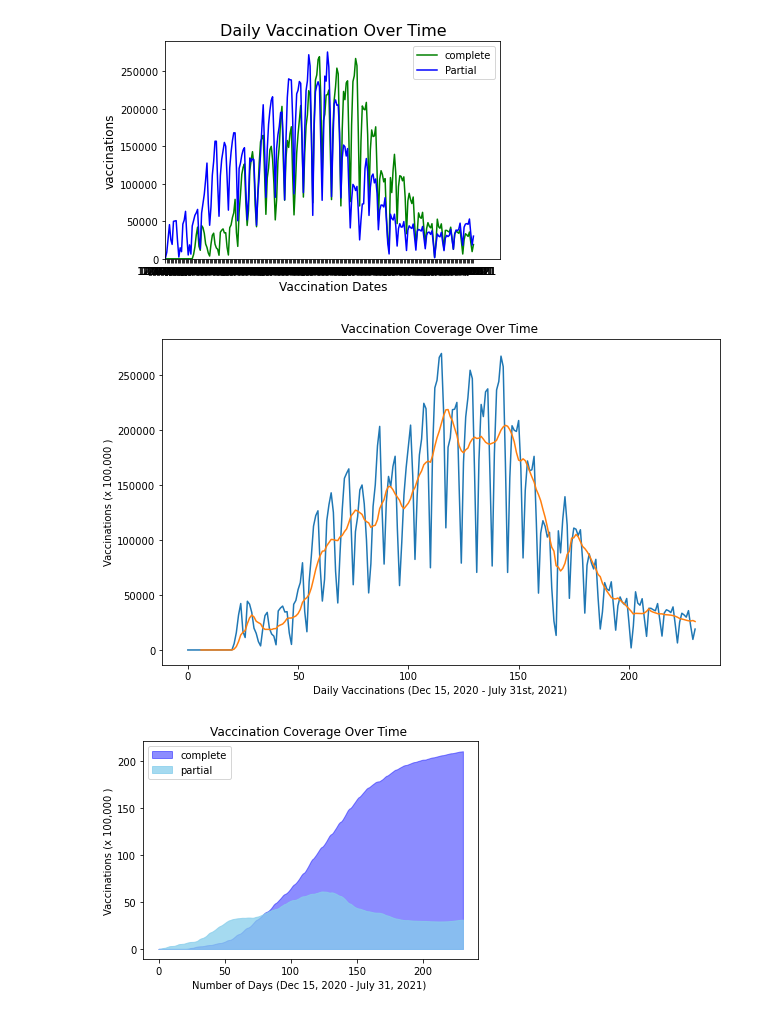
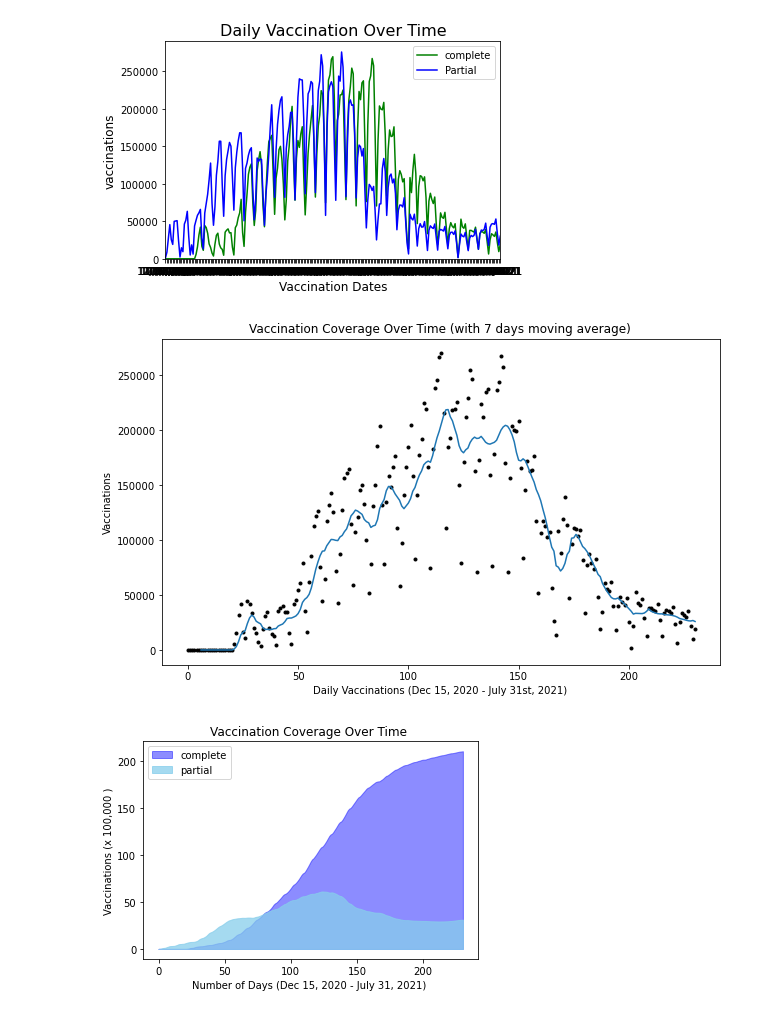
Before and after one commit to KristianSHamilton/CovidVaccinationInCalifornia, a Jupyter notebook: group_project_1.ipynb, the cells around one changed output. Saved outputs shown, nothing was run; the diff lists cells and outputs as text; code cells hidden in the pictures.

```diff
--- a/group_project_1.ipynb
+++ b/group_project_1.ipynb
@@ -163,46 +159,46 @@ plt.show()
 # %%
 import matplotlib.pyplot as plt
 import numpy as np
 
 dates = ca_vaccinated['administered_date']
 complete = ca_vaccinated['fully_vaccinated']
 partial = ca_vaccinated['partially_vaccinated']
 
 # Plot the charts and apply some styling
 
 complete, = plt.plot(dates, complete, color="g", label="complete")
 partial, = plt.plot(dates, partial, color="b", label="Partial")
 
 # Add labels to X and Y axes :: Add title
 plt.title("Daily Vaccination Over Time", fontsize = 16)
 plt.xlabel("Vaccination Dates", fontsize = 12)
 plt.ylabel("vaccinations", fontsize = 12)
 
 # Set the limits for the X and Y axes
-plt.xlim(0,250)
+plt.xlim(0,230)
 plt.ylim(0,290000)
 
 # Create a legend for the chart
 plt.legend(handles=[complete, partial], loc="best")
 plt.savefig("./CA_daily vaccination over time.png")
 plt.show()
 # %% [output]
-[figure, old version]
+[figure, new version]
 # %%
-# Calculating 7 days moving average of complete vaccination
+# # Calculating 7 days moving average of complete vaccination
 
 complete = ca_vaccinated['fully_vaccinated']
-complete.plot(figsize=(10,6))
+complete.plot(style = 'k.', figsize=(10,6))
 complete.rolling(window =7).mean().plot()
 
-plt.title("Vaccination Coverage Over Time ")
+plt.title("Vaccination Coverage Over Time (with 7 days moving average) ")
 plt.xlabel("Daily Vaccinations (Dec 15, 2020 - July 31st, 2021) ")
-plt.ylabel("Vaccinations (x 100,000 )")
+plt.ylabel("Vaccinations" )
 
 plt.savefig("./CA_daily vaccinations vs 7-days moving average.png")
 plt.show()
 # %% [output]
-[figure, old version]
+[figure, new version]
 # %%
 # Cumulative_vaccin_data for plotting vaccination coverage over time
 # %matplotlib
```
Also changed, not shown: parts of 16 cells of this notebook.
